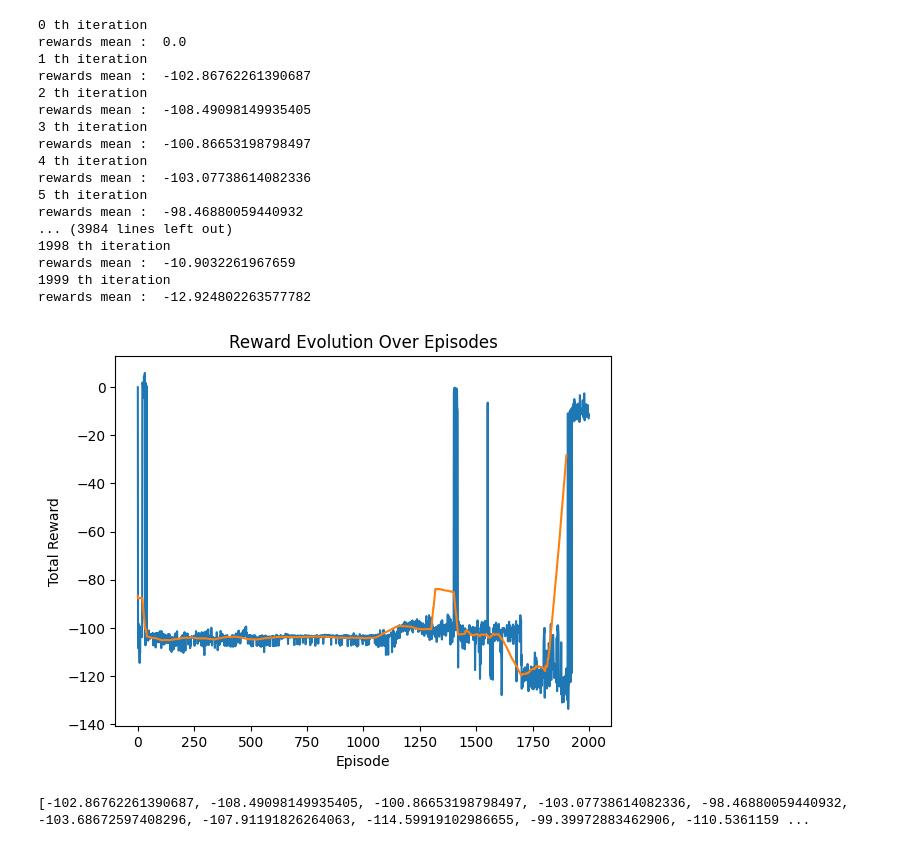
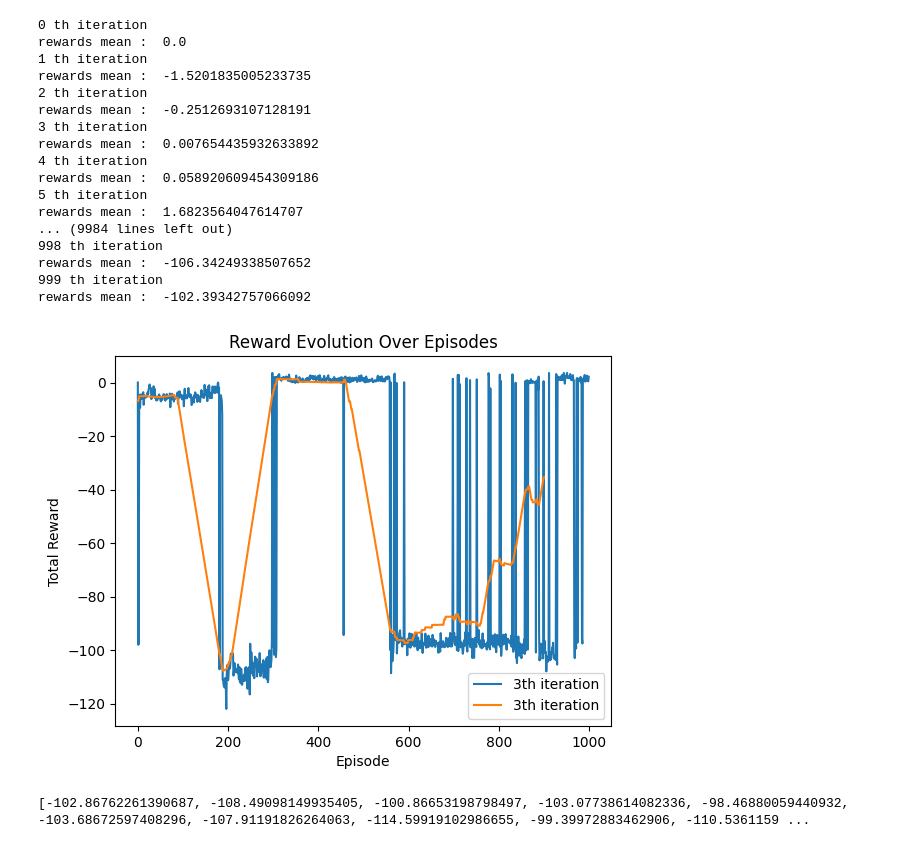
Before and after one commit to natacharvr/COCOMA_RL, a Jupyter notebook: one_agent_to_rule_them_all.ipynb, the cells around one changed output. Drawn from its saved outputs; the diff is of its cells as text; code cells hidden in the pictures.

```diff
--- a/one_agent_to_rule_them_all.ipynb
+++ b/one_agent_to_rule_them_all.ipynb
@@ -7,7 +7,7 @@ import numpy as np
 
 reward_iterations = []
 
-for i in range(10) :
+for i in range(5):
     # Create environment and Experience Replay Buffer
     num_envs = 1
     # env = multiwalker_v9.parallel_env(render_mode='human')
@@ -21,7 +21,6 @@ for i in range(10) :
         state_dim = [env.observation_space(agent).n for agent in env.agents]
         one_hot = True
     # Requires one-hot encoding
-    # Creat
     try:
         action_dim = [env.action_space(agent).shape[0] for agent in env.agents]
     except Exception:
@@ -33,7 +32,7 @@ for i in range(10) :
     reward_evolution = []
     rewards = []
 
-    for i in range(2000):
+    for i in range(1000):
         print(i, "th iteration \nrewards mean : ", np.sum(rewards))
         reward_evolution.append(np.sum(rewards))
 
@@ -69,20 +68,20 @@ for i in range(10) :
 0 th iteration
 rewards mean :  0.0
 1 th iteration
-rewards mean :  -102.86762261390687
+rewards mean :  -1.5201835005233735
 2 th iteration
-rewards mean :  -108.49098149935405
+rewards mean :  -0.2512693107128191
 3 th iteration
-rewards mean :  -100.86653198798497
+rewards mean :  0.007654435932633892
 4 th iteration
-rewards mean :  -103.07738614082336
+rewards mean :  0.058920609454309186
 5 th iteration
-rewards mean :  -98.46880059440932
-... (3984 lines left out)
-1998 th iteration
-rewards mean :  -10.9032261967659
-1999 th iteration
-rewards mean :  -12.924802263577782
+rewards mean :  1.6823564047614707
+... (9984 lines left out)
+998 th iteration
+rewards mean :  -106.34249338507652
+999 th iteration
+rewards mean :  -102.39342757066092
 # %%
 
 import os
@@ -95,16 +94,20 @@ agent.saveCheckpoint(save_path)
 # %%
 
 import matplotlib.pyplot as plt
-
-plt.plot(reward_evolution)
+for i in range(5) :
+    if i==3:
+        plt.plot(reward_iterations[i], label = str(i) + "th iteration")
+        plt.plot(np.convolve(reward_iterations[i], np.ones(100)/100, mode='valid'), label = str(i) + "th iteration")
+# plt.plot(reward_evolution)
 plt.xlabel('Episode')
 plt.ylabel('Total Reward')
-reward_evolution_smoothed = np.convolve(reward_evolution, np.ones(100)/100, mode='valid')
-plt.plot(reward_evolution_smoothed)
+# reward_evolution_smoothed = np.convolve(reward_evolution, np.ones(100)/100, mode='valid')
+# plt.plot(reward_evolution_smoothed)
 plt.title('Reward Evolution Over Episodes')
+plt.legend()
 plt.show()
 # %% [output]
-[figure, old version]
+[figure, new version]
 # %%
 print(reward_evolution[1:])
 path = 'outputs'
```
Also changed, not shown: parts of 1 cell of this notebook.
